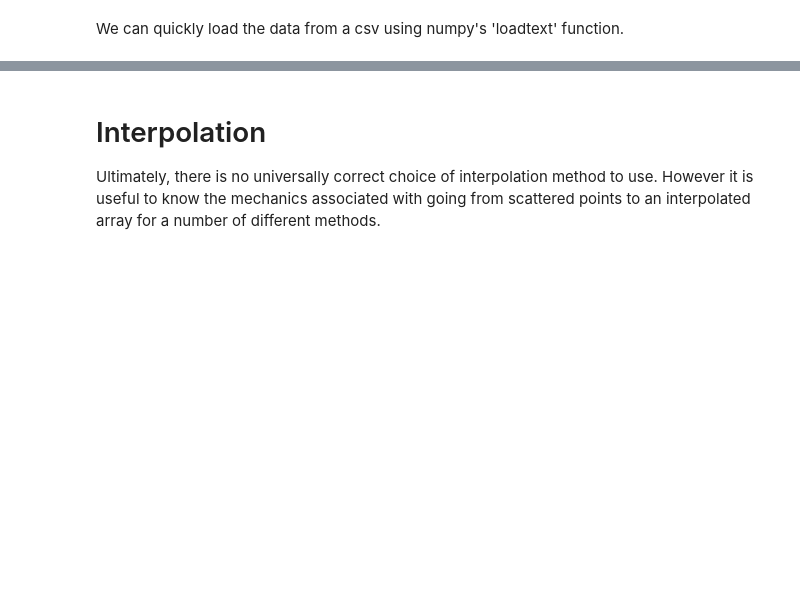
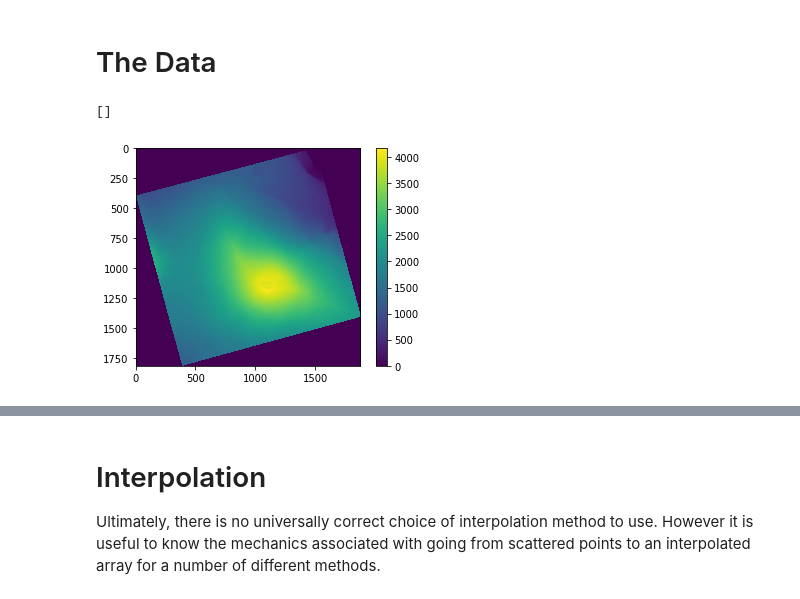
Before and after one commit to CGCooke/CGCooke.github.io, a Jupyter notebook: _jupyter/Scattered-Interpolation.ipynb, the cells around one changed output, grey strips where cells are left out. Drawn from its saved outputs; the diff is of its cells as text; code cells hidden in the pictures; blank space fills up the shorter version.

```diff
--- a/_jupyter/Scattered-Interpolation.ipynb
+++ b/_jupyter/Scattered-Interpolation.ipynb
@@ -20,2 +18,0 @@ from scipy import interpolate
-# %% [markdown]
-We can quickly load the data from a csv using numpy's 'loadtext' function.
@@ -26 +19,60 @@ heightArray = np.loadtxt('coordinates.csv',delimiter=',',usecols=(2,))
+# %% [markdown]
+The Data
+===============
+# %%
+def downloadDEMFromCGIAR(lat,lon):
+    ''' Download a DEM from CGIAR FTP repository '''
+    fileName = lonLatToFileName(lon,lat)+'.zip'
+
+    ''' Check to see if we have already downloaded the file '''
+    if fileName not in os.listdir('.'):
+        os.system('''wget --user=data_public --password='GDdci' http://data.cgiar-csi.org/srtm/tiles/GeoTIFF/'''+fileName)
+    os.system('unzip '+fileName)
+
+def lonLatToFileName(lon,lat):
+    ''' Compute the input file name '''
+    tileX = int(math.ceil((lon+180)/5.0))
+    tileY = -1*int(math.ceil((lat-65)/5.0))
+    inputFileName = 'srtm_'+str(tileX).zfill(2)+'_'+str(tileY).zfill(2)
+    return(inputFileName)
+
+lon,lat = -155.48647818,19.6662251
+inputFileName = lonLatToFileName(lon,lat)
+#downloadDEMFromCGIAR(lat,lon)
+
+utmZone = int((math.floor((lon + 180)/6) % 60) + 1)
+
+''' Check to see if file is in northern or southern hemisphere '''
+if lat<0:
+    EPSGCode = 'EPSG:327'+str(utmZone)
+else:
+    EPSGCode = 'EPSG:326'+str(utmZone)
+
+!! gdalwarp -q -te -155.75 19.25 -155.25 19.75 -srcnodata -32768 -dstnodata 0 srtm_05_09.tif subset.tif
+os.system('gdalwarp -q -t_srs '+EPSGCode+' -tr 100 -100 -r cubic subset.tif warped.tif')
+# %% [output]
+[]
+# %%
+data = np.asarray(Image.open('warped.tif'))
+
+plt.imshow(data)
+plt.colorbar()
+plt.show()
+
+y_range = data.shape[0]
+x_range = data.shape[1]
+num_samples = 10**5
+xArray = np.zeros(num_samples)
+yArray = np.zeros(num_samples)
+heightArray = np.zeros(num_samples)
+
+for sample_num in range(0,num_samples):
+    x_idx = np.random.randint(0,x_range)
+    y_idx = np.random.randint(0,y_range)
+
+    xArray[sample_num] = x_idx
+    yArray[sample_num] = y_idx
+    heightArray[sample_num] = data[y_idx,x_idx]
+# %% [output]
+[figure, added]
 # %%
```
Also changed, not shown: parts of 24 cells of this notebook, 5 other files.
